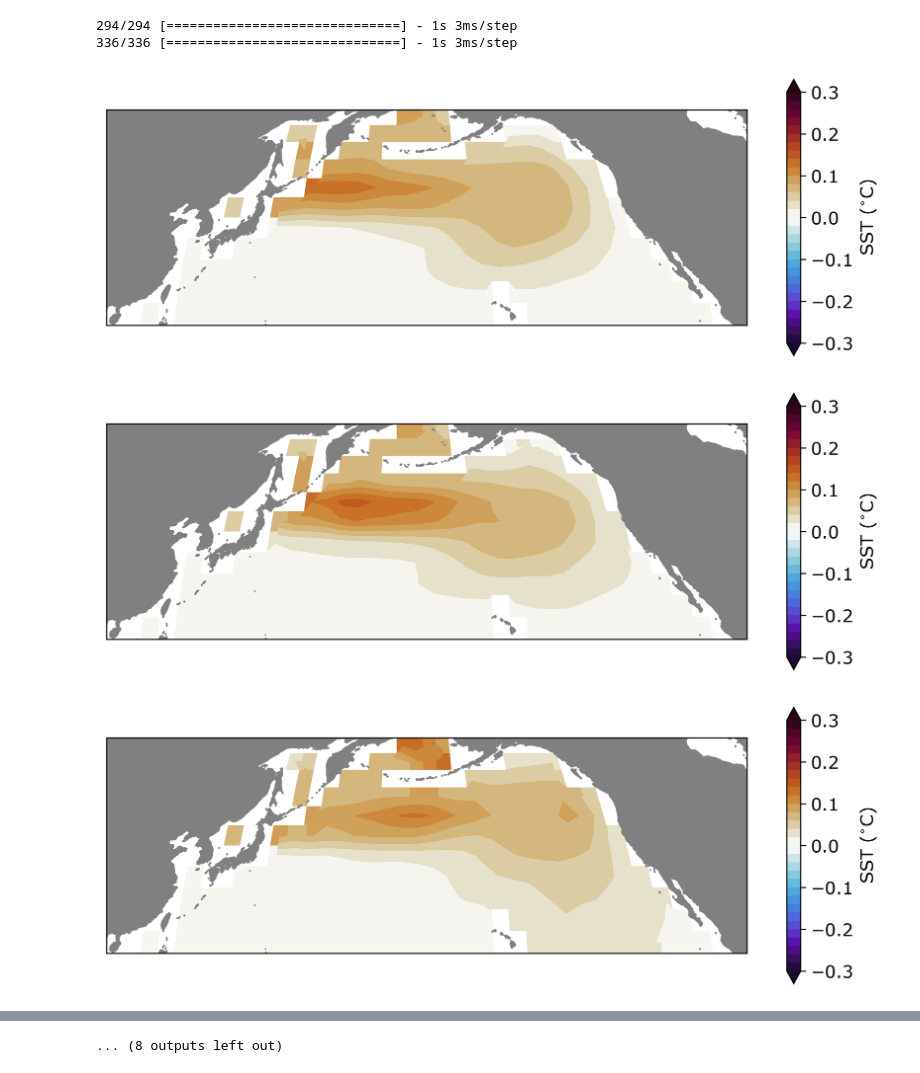
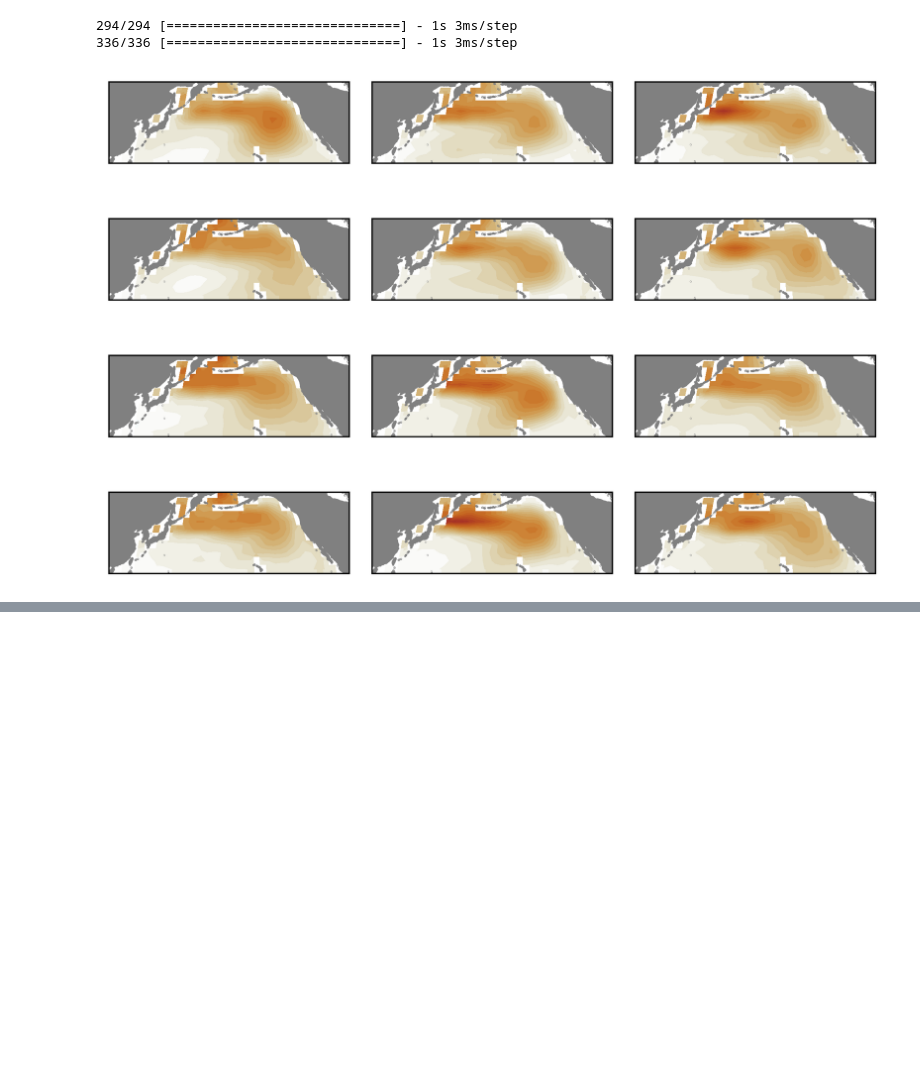
Before and after one commit to emily-gordy/NPac_MultiYear_SkillComponentAnalysis, a Jupyter notebook: supplemental/SCpattern_samplingvariability.ipynb, the cells around one changed output, grey strips where cells are left out. Drawn from its saved outputs; the diff is of its cells as text; code cells hidden in the pictures; blank space fills up the shorter version.

```diff
--- a/supplemental/SCpattern_samplingvariability.ipynb
+++ b/supplemental/SCpattern_samplingvariability.ipynb
@@ -279,18 +279,52 @@ bestpattern = allthelinalg.calculate_SC_weighted(y_pred_val,outputval,landmask,l
 336/336 [==============================] - 1s 3ms/step
 # %%
 imp.reload(analysisplots)
-nboots = 20
+nboots = 12
 
 alloutputtest = outputtest.shape[0]
+
+lbound = -0.6
+ubound = 0.6
+
+cmapdiff = cmr.fusion_r
+boundsdiff = np.arange(lbound,ubound+0.02,0.02)
+normdiff = colors.BoundaryNorm(boundaries=boundsdiff, ncolors=cmapdiff.N)
+
+# plt.figure(figsize=(18,10))
+
+# SC_pattern_all = []
 
 for iboot in range(nboots):
     indsel = np.random.choice(alloutputtest,lenobs,replace=False)
     SCtimeseries_loop = allthelinalg.index_timeseries(outputtest[indsel,:,:],bestpattern,landmask)
     SCpattern_loop = np.mean(outputtest[indsel,:,:]*SCtimeseries_loop[:,np.newaxis,np.newaxis],axis=0)
-    SCpattern_loop = SCpattern_loop*np.squeeze(outputstd)
+    SCpattern_loop = np.squeeze(SCpattern_loop*outputstd)
 
-    analysisplots.plotpattern_SST(SCpattern_loop,lon,lat,outputstd,None)
+    # SC_pattern_all.append(SCpattern_loop)
+    a1=plt.subplot(4,3,iboot+1,projection=ccrs.EqualEarth(central_longitude=180))
+    a1.pcolormesh(lon,lat,SCpattern_loop,norm=normdiff,cmap=cmapdiff,transform=ccrs.PlateCarree())
+    c1=a1.contourf(lon,lat,SCpattern_loop,boundsdiff,cmap=cmr.fusion_r,transform=ccrs.PlateCarree(),extend='both')
+    a1.add_feature(cfeature.NaturalEarthFeature('physical', 'land', '50m', edgecolor='face', facecolor='grey'))
+    # a1.coastlines()
+    # cbar=plt.colorbar(c1)
+    # cbar.ax.set_ylabel(r'SST ($^{\circ}$C)')
+    # cbar.ax.set_yticks(np.arange(lbound,ubound+0.1,0.1))
+
+plt.tight_layout()
+
+# SC_pattern_all = np.asarray(SC_pattern_all)
+
+# SC_pattern_std = np.std(SC_pattern_all,axis=0)
+
+# a1=plt.subplot(1,1,1,projection=ccrs.EqualEarth(central_longitude=180))
+# a1.pcolormesh(lon,lat,3*SC_pattern_std,vmin=0,vmax=0.3,cmap="inferno",transform=ccrs.PlateCarree())
+# # c1=a1.contourf(lon,lat,SC_pattern_all,boundsdiff,cmap=cmr.fusion_r,transform=ccrs.PlateCarree(),extend='both')
+# a1.add_feature(cfeature.NaturalEarthFeature('physical', 'land', '50m', edgecolor='face', facecolor='grey'))
+#     # a1.coastlines()
+#     # cbar=plt.colorbar(c1)
+#     # cbar.ax.set_ylabel(r'SST ($^{\circ}$C)')
+#     # cbar.ax.set_yticks(np.arange(lbound,ubound+0.1,0.1))
+
+# plt.tight_layout()
 # %% [output]
-[figure, old version]
+[figure, new version]
-[figure, removed]
-[figure, removed]
@@ -306 +330,0 @@ for iboot in range(nboots):
-... (8 outputs left out)
```
Also changed, not shown: parts of 2 cells of this notebook, 2 other files.
